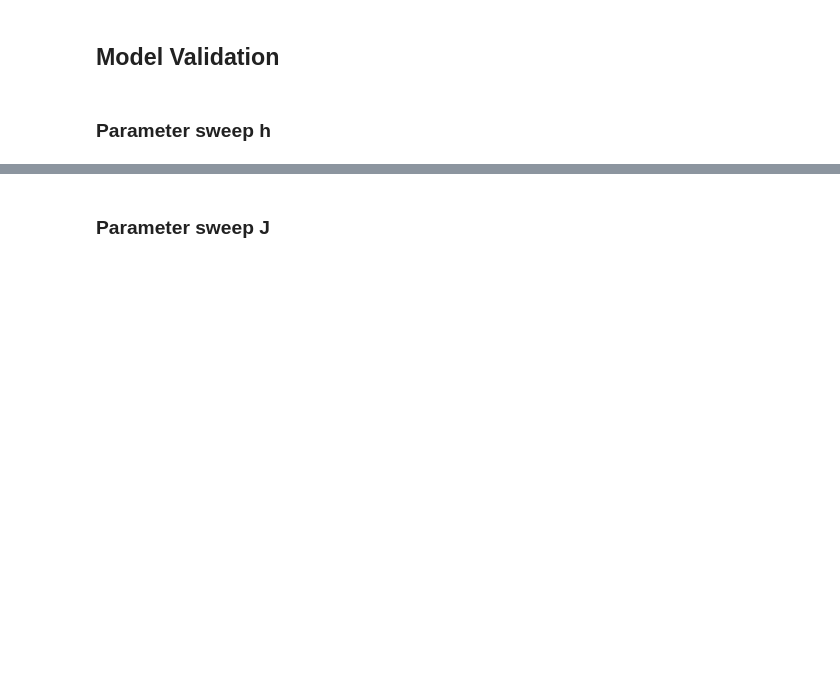
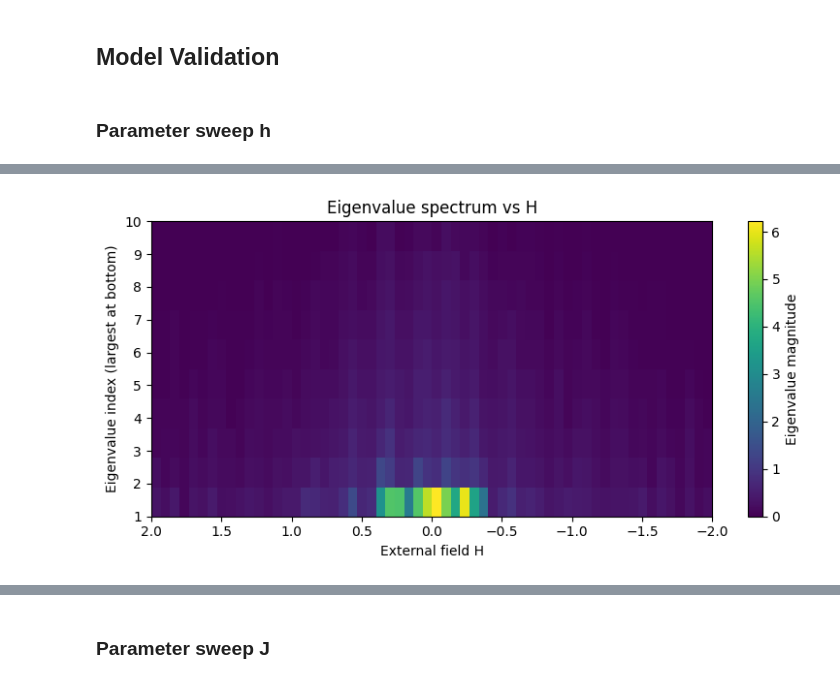
Before and after one commit to kylehtunis/psychopathology_css, a Jupyter notebook: project.ipynb, the cells around one changed output, grey strips where cells are left out. Drawn from its saved outputs; the diff is of its cells as text; code cells hidden in the pictures; blank space fills up the shorter version.

```diff
--- a/project.ipynb
+++ b/project.ipynb
@@ -521,0 +601,18 @@ Video saved successfully.
+# %%
+# plot eigenvalue spectrum vs h
+plt.figure(figsize=(8,4))
+plt.imshow(
+    eigen_spectrum.T,
+    aspect='auto',
+    extent=[H_values[0], H_values[-1], 1, G.number_of_nodes()],
+    origin='lower',
+    cmap='viridis'
+)
+plt.colorbar(label='Eigenvalue magnitude')
+plt.xlabel('External field H')
+plt.ylabel('Eigenvalue index (largest at bottom)')
+plt.title('Eigenvalue spectrum vs H')
+plt.tight_layout()
+plt.show()
+# %% [output]
+[figure, added]
```
Also changed, not shown: parts of 5 cells of this notebook.
